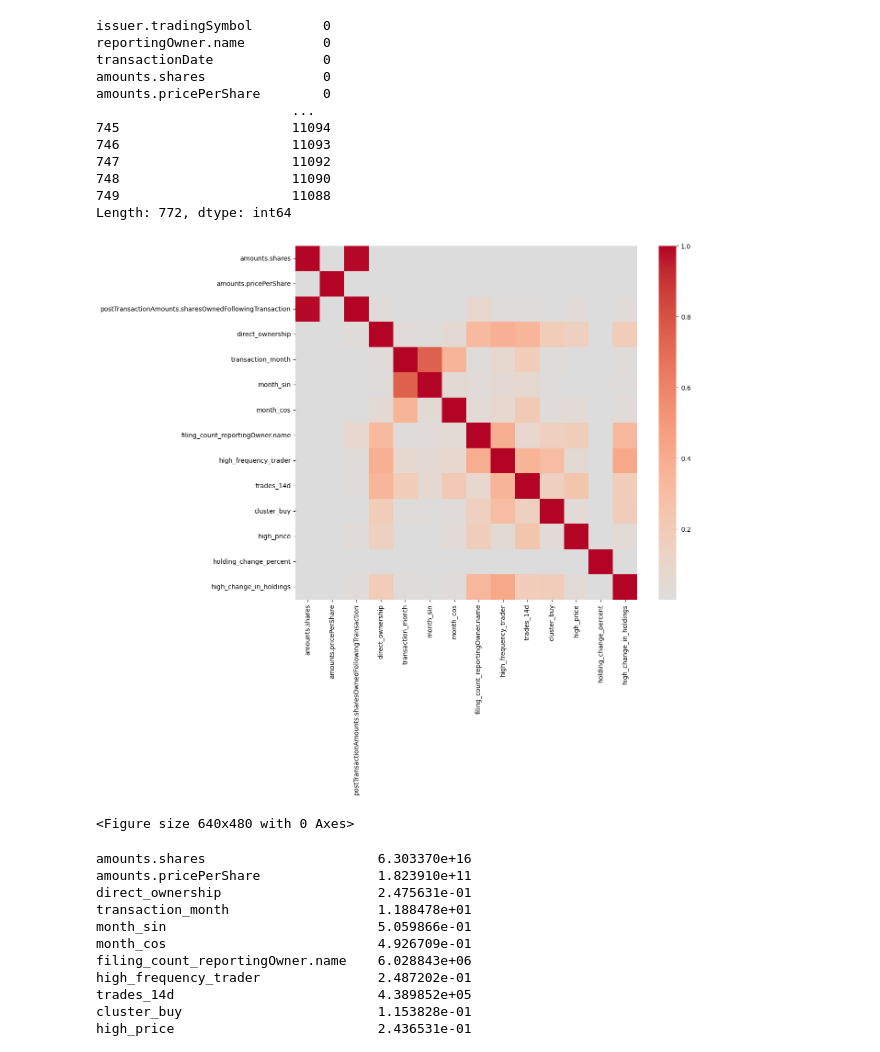
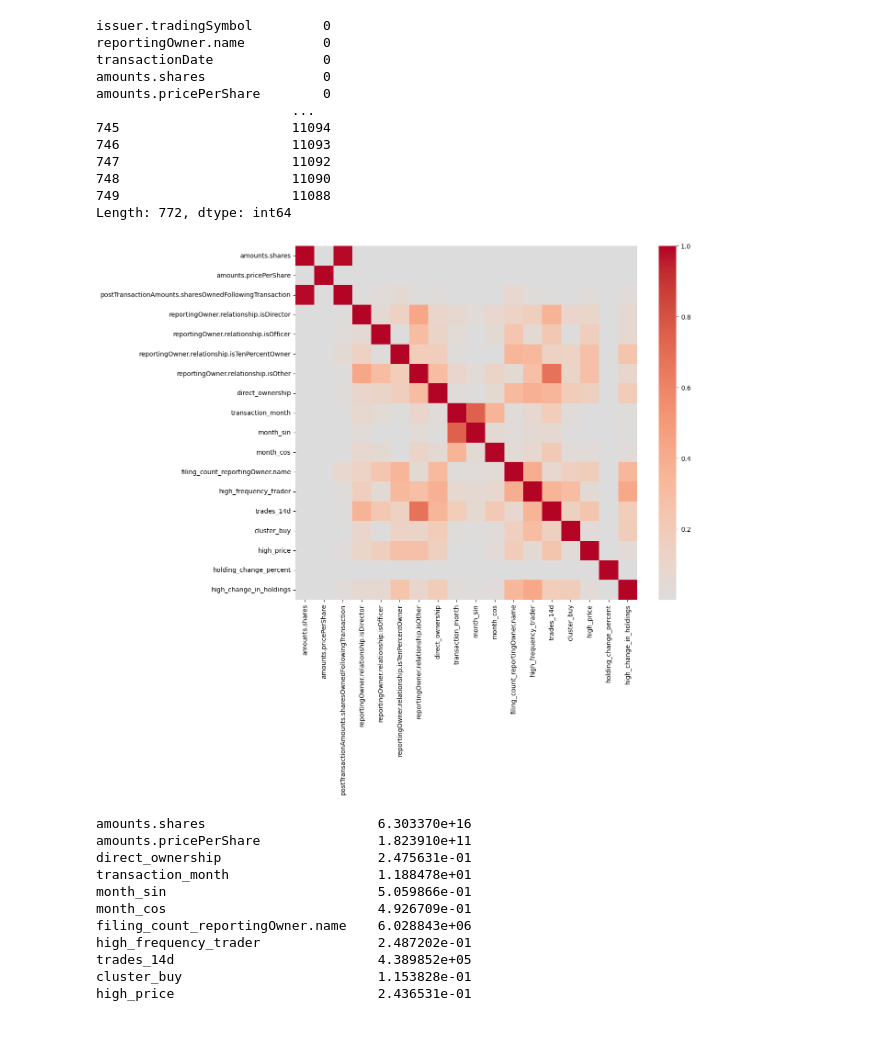
Before and after one commit to pluschka/Algorithmic-Trading-SEC-data-analysis, a Jupyter notebook: notebooks/02_data_cleaning.ipynb, the cells around one changed output. Drawn from its saved outputs; the diff is of its cells as text; code cells hidden in the pictures.

```diff
--- a/notebooks/02_data_cleaning.ipynb
+++ b/notebooks/02_data_cleaning.ipynb
@@ -39,13 +39,12 @@ crtf_missing_removed = missing_strategy(inner_close_sec_uncleaned,
                       except_replace_mean=[],
                       except_delete=[])
 # %%
-num_cols = crtf_missing_removed.select_dtypes(include="number").columns
-num_cols = [c for c in num_cols if not (str(c).isdigit() and 0 <= int(c) <= 750)]
-df_numeric = crtf_missing_removed[num_cols]
+non_str = crtf_missing_removed.select_dtypes(include=["number", "bool"]).columns
+non_str = [c for c in non_str if not (str(c).isdigit() and 0 <= int(c) <= 750)]
+df_numeric = crtf_missing_removed[non_str]
 
-plot_heatmap(df_numeric[num_cols])
+plot_heatmap(df_numeric[non_str])
 crtf_mhighcor_removed = crtf_missing_removed.drop(columns="postTransactionAmounts.sharesOwnedFollowingTransaction")
 # %% [output]
-[figure, old version]
+[figure, new version]
-<Figure size 640x480 with 0 Axes>
 # %%
```
Also changed, not shown: parts of 2 cells of this notebook, 1 other file.
